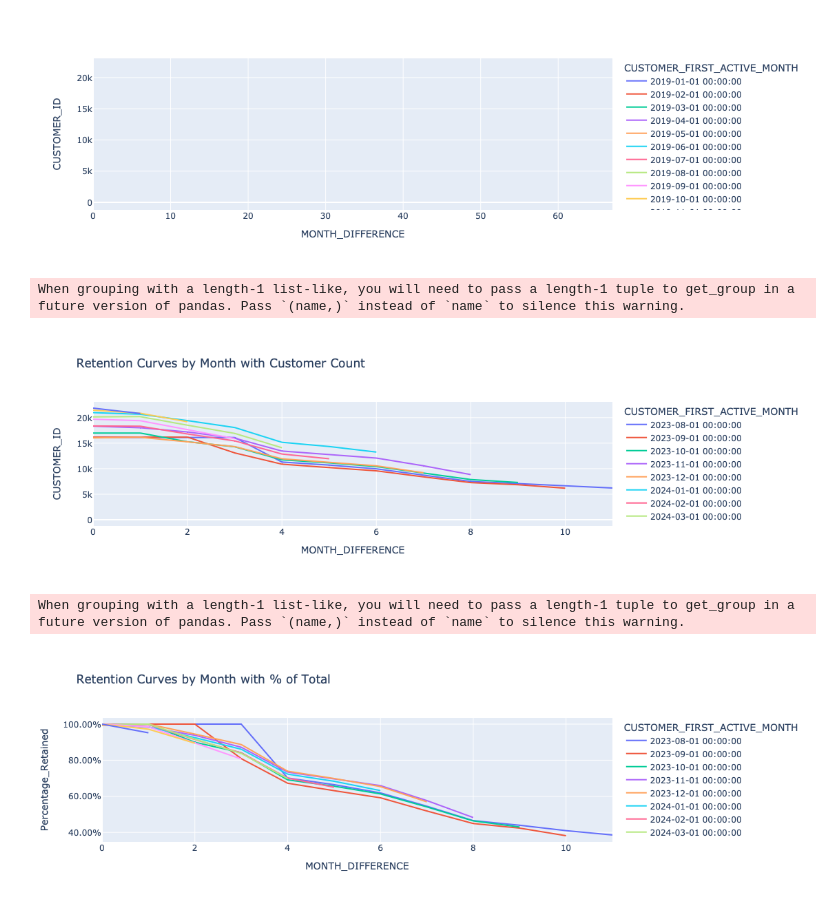
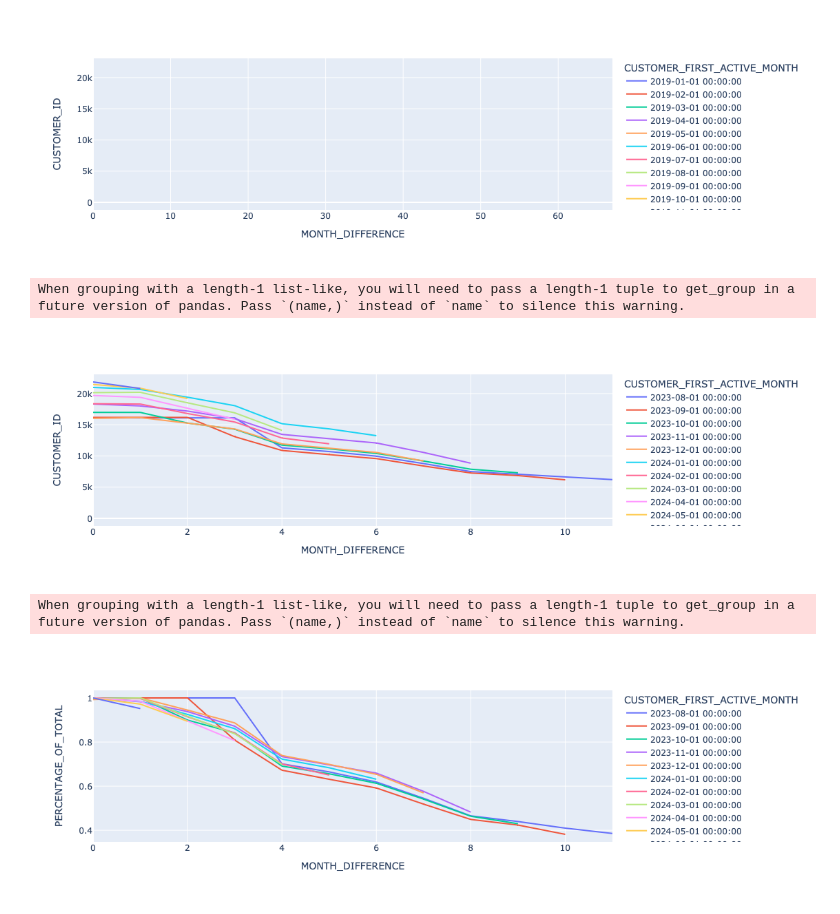
Before and after one commit to josh-lucas-95/Python-Projects, a Jupyter notebook: manual_task.ipynb, the cells around one changed output. Cells and saved outputs as stored; diff of their text form; code cells hidden in the pictures.

```diff
--- a/manual_task.ipynb
+++ b/manual_task.ipynb
@@ -355,19 +353,18 @@ When grouping with a length-1 list-like, you will need to pass a length-1 tuple
 # %%
 
 ##Draw some retention curves for easy analysis across cohorts
 
 ## Just show last year for cleaner retention curves
 month_grouping = month_grouping[month_grouping['CUSTOMER_FIRST_ACTIVE_MONTH'] >= '2023-08-01 00:00:00']
-fig = px.line(month_grouping, x="MONTH_DIFFERENCE", y="CUSTOMER_ID", color='CUSTOMER_FIRST_ACTIVE_MONTH', title="Retention Curves by Month with Customer Count")
+fig = px.line(month_grouping, x="MONTH_DIFFERENCE", y="CUSTOMER_ID", color='CUSTOMER_FIRST_ACTIVE_MONTH')
 fig.show()
 
 
-month_grouping['Percentage_Retained'] = month_grouping['CUSTOMER_ID'] / month_grouping.groupby('CUSTOMER_FIRST_ACTIVE_MONTH')['CUSTOMER_ID'].transform('max')
-fig = px.line(month_grouping, x="MONTH_DIFFERENCE", y="Percentage_Retained", color='CUSTOMER_FIRST_ACTIVE_MONTH' , title="Retention Curves by Month with % of Total")
-fig.update_layout(yaxis_tickformat=".2%")
+month_grouping['PERCENTAGE_OF_TOTAL'] = month_grouping['CUSTOMER_ID'] / month_grouping.groupby('CUSTOMER_FIRST_ACTIVE_MONTH')['CUSTOMER_ID'].transform('max')
+fig = px.line(month_grouping, x="MONTH_DIFFERENCE", y="PERCENTAGE_OF_TOTAL", color='CUSTOMER_FIRST_ACTIVE_MONTH')
 fig.show()
 # %% [output]
 When grouping with a length-1 list-like, you will need to pass a length-1 tuple to get_group in a future version of pandas. Pass `(name,)` instead of `name` to silence this warning.
-[figure, old version]
+[figure, new version]
 When grouping with a length-1 list-like, you will need to pass a length-1 tuple to get_group in a future version of pandas. Pass `(name,)` instead of `name` to silence this warning.
-[figure, old version]
+[figure, new version]
```
Also changed, not shown: parts of 8 cells of this notebook.
